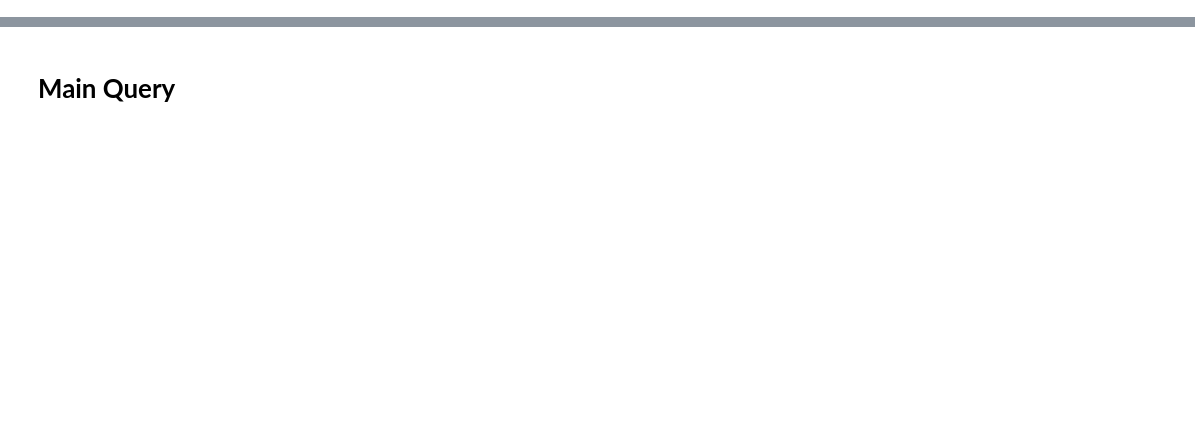
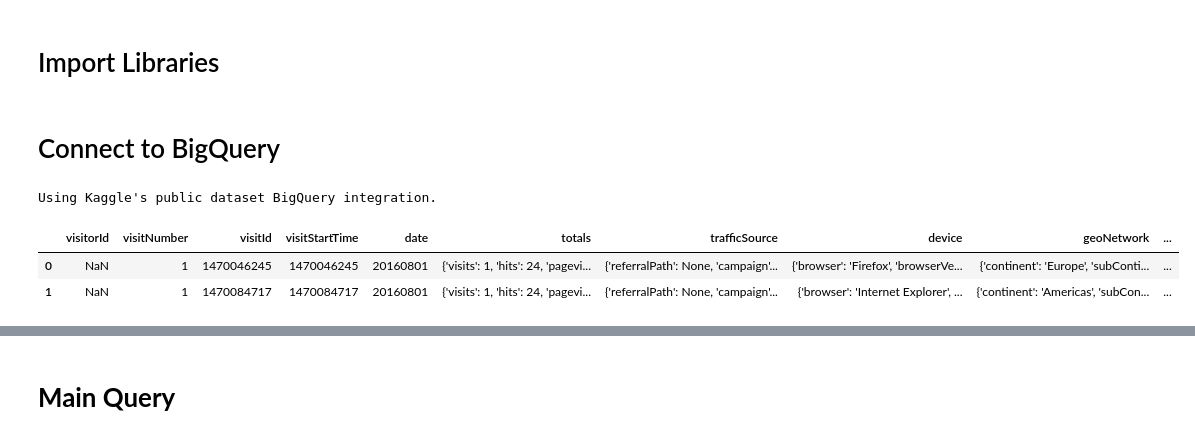
Before and after one commit to ganiosh92/DA-ecommerce-clickstream-analytics, a Jupyter notebook: ga-exploration.ipynb, the cells around one changed output, grey strips where cells are left out. Drawn from its saved outputs; the diff is of its cells as text; code cells hidden in the pictures; blank space fills up the shorter version.

```diff
--- a/ga-exploration.ipynb
+++ b/ga-exploration.ipynb
@@ -1 +1,3 @@
+# %% [markdown]
+# Import Libraries
 # %%
@@ -18,0 +21,21 @@ for dirname, _, filenames in os.walk('/kaggle/input'):
+# %% [markdown]
+# Connect to BigQuery
+# %%
+# Connect to BQ
+client = bigquery.Client()
+reference_dataset = client.dataset('google_analytics_sample', project='bigquery-public-data')
+# %% [output]
+Using Kaggle's public dataset BigQuery integration.
+# %%
+#tables are of format ga_sessions_20YYMMDD
+#fetch tables and convert them to dataframe
+
+test_table = client.get_table(reference_dataset.table('ga_sessions_20160801'))
+
+test_df = client.list_rows(test_table, max_results=2).to_dataframe()
+
+test_df
+# %% [output]
+|  | visitorId | visitNumber | visitId | visitStartTime | date | totals | trafficSource | device | geoNetwork | ... |
+| 0 | NaN | 1 | 1470046245 | 1470046245 | 20160801 | {'visits': 1, 'hits': 24, 'pagevi... | {'referralPath': None, 'campaign'... | {'browser': 'Firefox', 'browserVe... | {'continent': 'Europe', 'subConti... | ... |
+| 1 | NaN | 1 | 1470084717 | 1470084717 | 20160801 | {'visits': 1, 'hits': 24, 'pagevi... | {'referralPath': None, 'campaign'... | {'browser': 'Internet Explorer', ... | {'continent': 'Americas', 'subCon... | ... |
```
Also changed, not shown: parts of 14 cells of this notebook.
